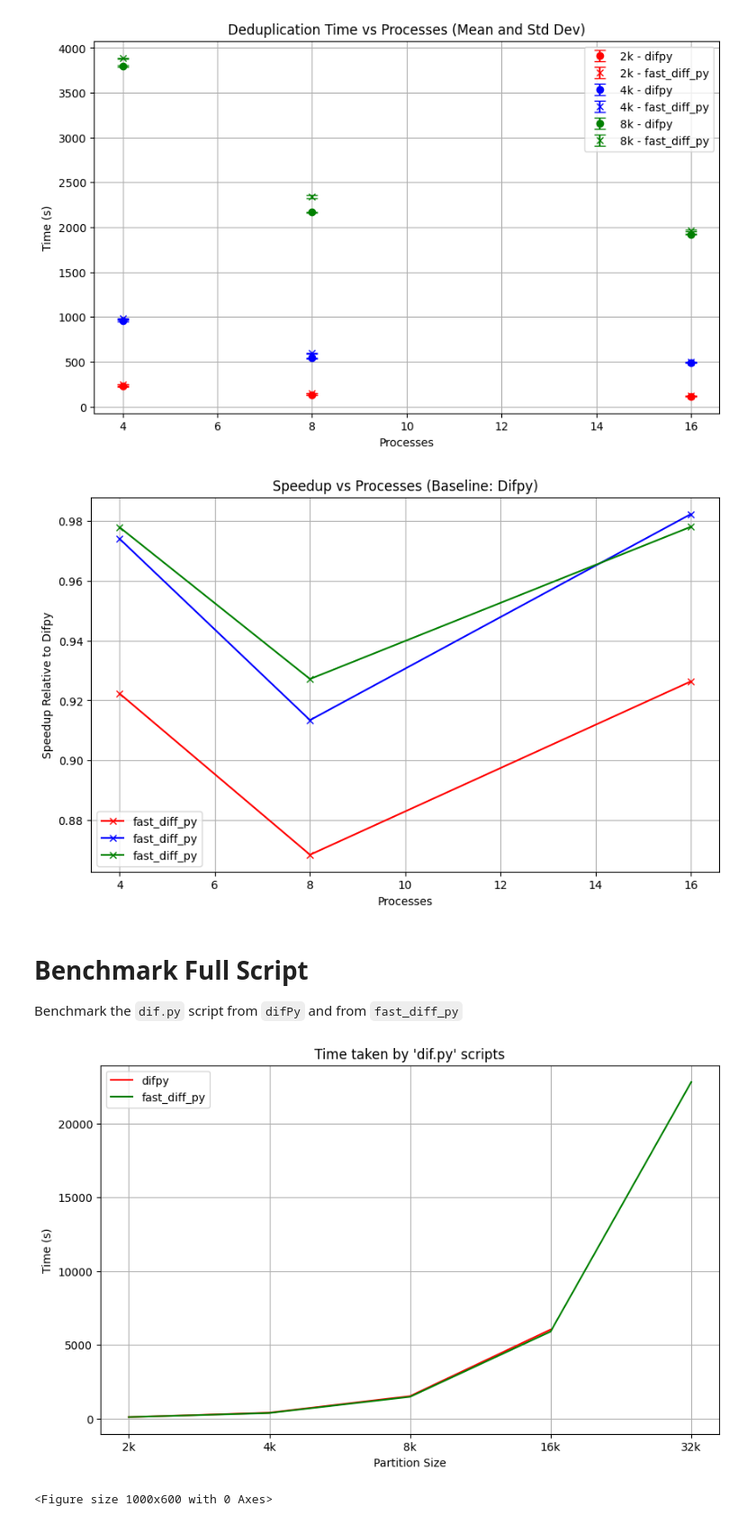
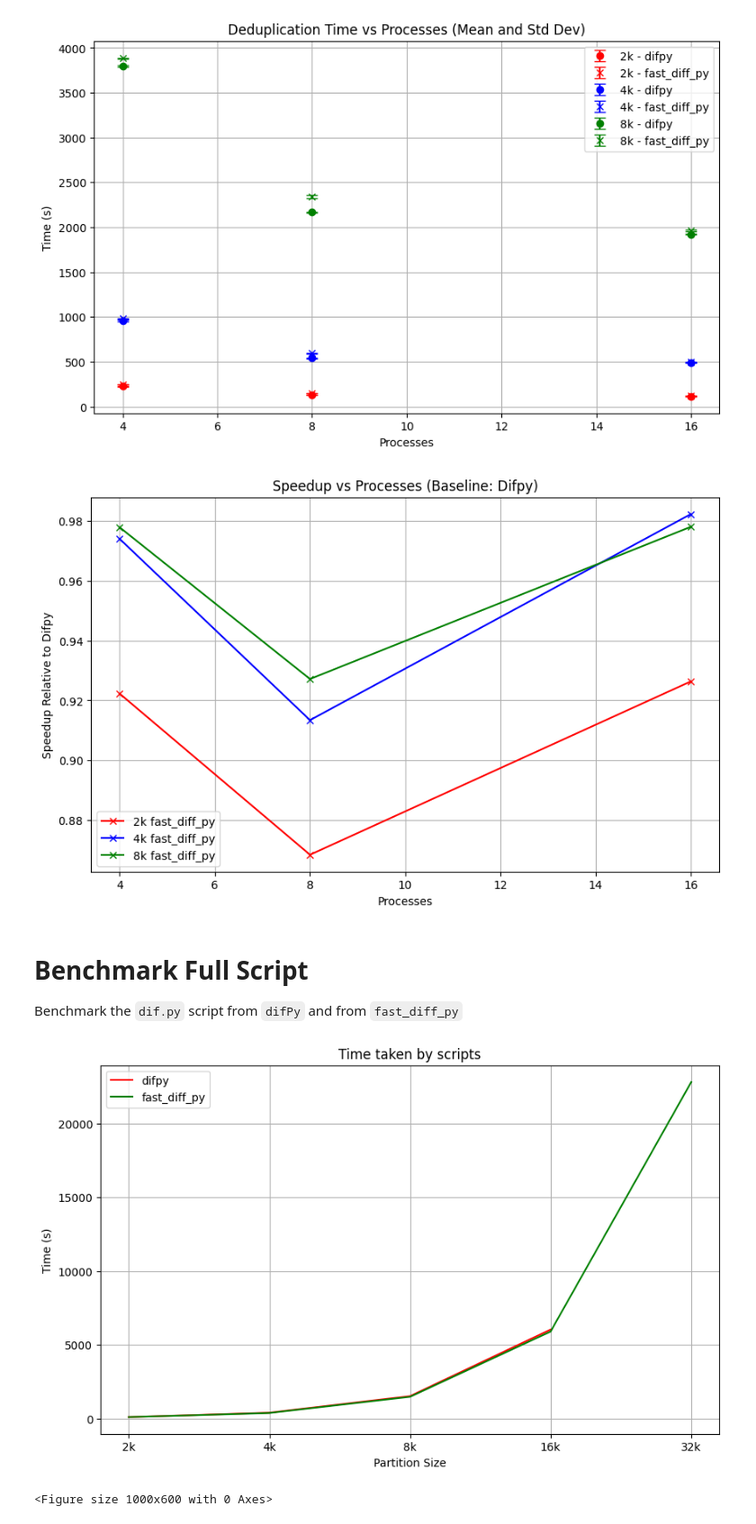
Before and after one commit to AliSot2000/Duplicate-Image-Finder, a Jupyter notebook: scripts/plotting.ipynb, the cells around one changed output. Shown: that part at 90% size. Cells and saved outputs as stored; diff of their text form; code cells hidden in the pictures.

```diff
--- a/scripts/plotting.ipynb
+++ b/scripts/plotting.ipynb
@@ -124,7 +124,7 @@ for size, color in {"2k": "red", "4k": "blue", "8k": "green"}.items():
             raise ValueError(f"No data found for algorithm: {algorithm}")
 
         # Plot speedup
-        plt.plot(subset["processes"], subset["speedup"], label=f"{algorithm}", marker=marker, color=color)
+        plt.plot(subset["processes"], subset["speedup"], label=f"{size} {algorithm}", marker=marker, color=color)
 
 # Add labels, legend, and title
 plt.xlabel("Processes")
@@ -220,7 +220,7 @@ for size, color in {"2k": "red", "4k": "blue", "8k": "green"}.items():
             raise ValueError(f"No data found for algorithm: {algorithm}")
 
         # Plot speedup
-        plt.plot(subset["processes"], subset["speedup"], label=f"{algorithm}", marker=marker, color=color)
+        plt.plot(subset["processes"], subset["speedup"], label=f"{size} {algorithm}", marker=marker, color=color)
 
 # Add labels, legend, and title
 plt.xlabel("Processes")
@@ -232,7 +232,7 @@ plt.grid(True)
 # Show the plot
 plt.show()
 # %% [output]
-[figure, old version]
+[figure, new version]
 # %% [markdown]
 # Benchmark Full Script
 
@@ -254,37 +254,37 @@ Benchmark the `dif.py` script from `difPy` and from `fast_diff_py`
 #                 val = float("nan") if value3[i] == -1 else value3[i]
 #                 full_script_data.append((key1, strip_key2, key3, i, val))
 #
-# df = pd.DataFrame(full_script_data, columns=["algorithm", "partition size", "processes", "iteration", "time"])
-# df.to_csv("./benchmark_full_data.csv")
-df = pd.read_csv("../scratch/benchmark_full_data.csv")
+# df2 = pd.DataFrame(full_script_data, columns=["algorithm", "partition size", "processes", "iteration", "time"])
+# df2.to_csv("./benchmark_full_data.csv")
+df2 = pd.read_csv("../scratch/benchmark_full_data.csv")
 # %%
 f = plt.figure(figsize=(10, 6))
 
 
 def forward(x):
     return np.sqrt(x)
 
 def inverse(x):
     return np.square(x)
 
 for algorithm, color in {"difpy": "red", "fast_diff_py": "green"}.items():
-    df_compression = df[(df["algorithm"] == algorithm)]
+    df_compression = df2[(df2["algorithm"] == algorithm)]
 
     plt.plot(df_compression["partition size"], df_compression["time"], label=algorithm, color=color)
 
 # f.axes[0].set_yscale('function', functions=(forward, inverse))
 
 # Add labels, legend, and title
 plt.xlabel("Partition Size")
 plt.ylabel("Time (s)")
 plt.title(f"Time taken by scripts")
 plt.legend()
 plt.grid(True)
 
 # Show the plot
 plt.show()
 # %% [output]
-[figure, old version]
+[figure, new version]
 # %%
 plt.figure(figsize=(10, 6))
 
```
Also changed, not shown: parts of 4 cells of this notebook, 2 other files.
